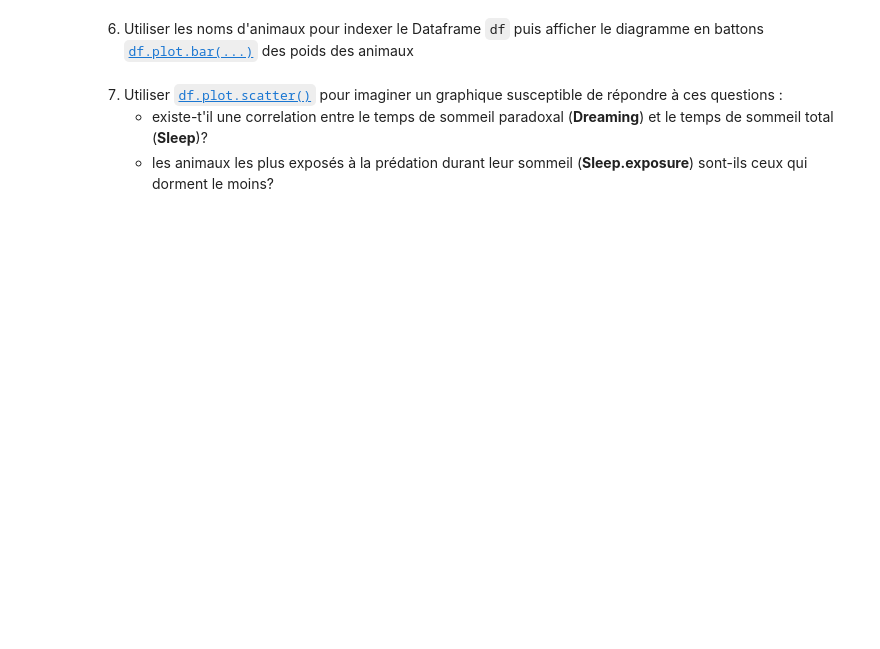
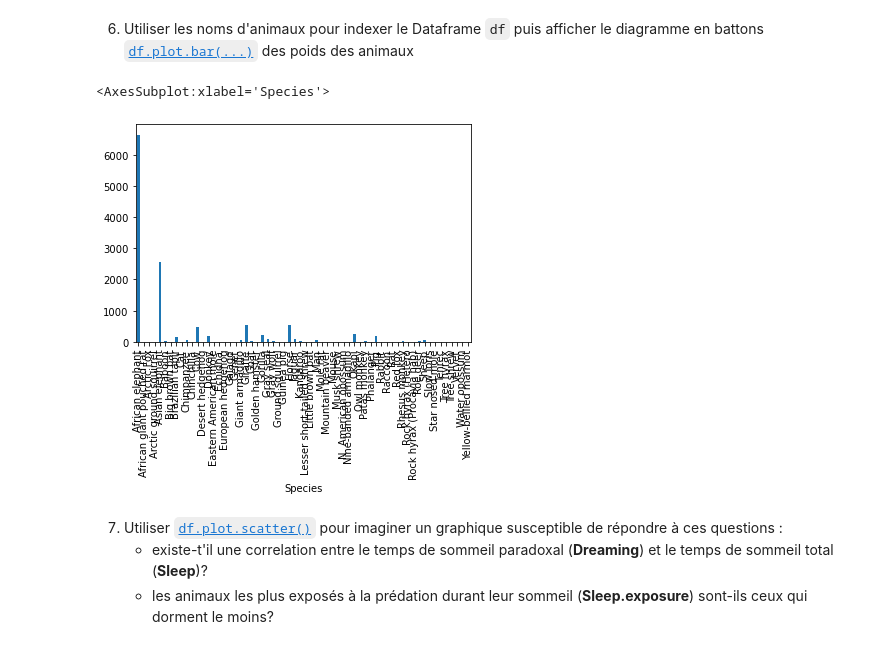
Before and after one commit to Juliette0070/optimisation, a Jupyter notebook: TP3 - Introduction à Pandas-20240205/TP3_Pandas.ipynb, the cells around one changed output. Drawn from its saved outputs; the diff is of its cells as text; code cells hidden in the pictures; blank space fills up the shorter version.

```diff
--- a/TP3 - Introduction à Pandas-20240205/TP3_Pandas.ipynb
+++ b/TP3 - Introduction à Pandas-20240205/TP3_Pandas.ipynb
@@ -74,3 +138,7 @@ On utilisera alors les syntaxes suivantes :
 ### Exercice 1 : sommeil léger
 # %% [markdown]
 1. Créer une variable `noms` composée noms des 62 mamifères du Dataframe `df`. Quel est le type de cette variable?
+# %%
+noms = df["Species"]
+print(noms)
+print(type(noms))
@@ -87,5 +206,12 @@ Nous allons creuser un peu pour découvrir les raisons de cette divergence moyen
 # %% [markdown]
 6. Utiliser les noms d'animaux pour indexer le Dataframe `df` puis afficher le diagramme en battons [`df.plot.bar(...)`](https://pandas.pydata.org/docs/reference/api/pandas.DataFrame.plot.bar.html) des poids des animaux
+# %%
+df = df.set_index(noms)
+df.set_index(noms, inplace=True)
+df['Body.Weight'].plot.bar()
+# %% [output]
+<AxesSubplot:xlabel='Species'>
+[figure, added]
 # %% [markdown]
 7. Utiliser [`df.plot.scatter()`](https://pandas.pydata.org/docs/reference/api/pandas.DataFrame.plot.scatter.html) pour imaginer un graphique susceptible de répondre à ces questions :
     - existe-t'il une correlation entre le temps de sommeil paradoxal (**Dreaming**) et le temps de sommeil total (**Sleep**)?
```
Also changed, not shown: parts of 30 cells of this notebook, 2 other files.
